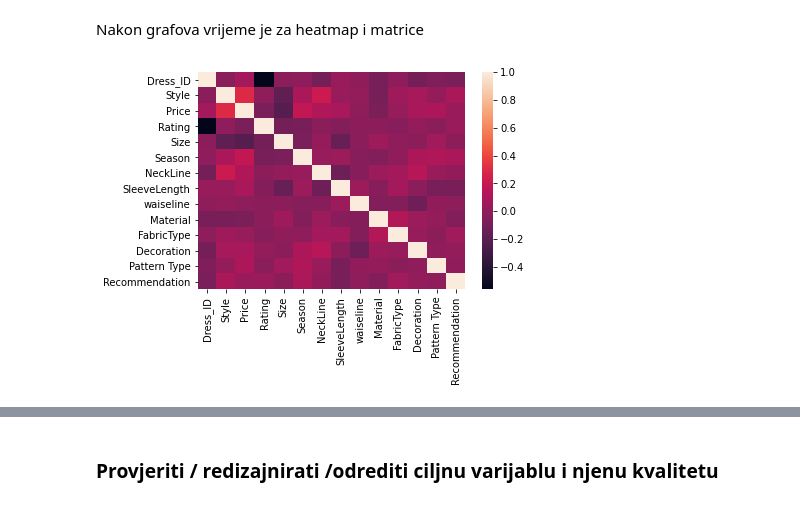
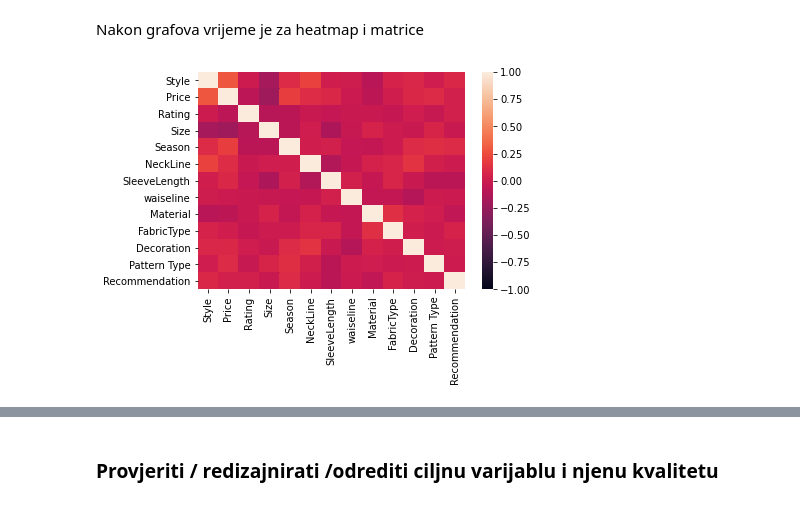
Before and after one commit to kelj0/university, a Jupyter notebook: SPO/SPO_Karlo_Kegljevic.ipynb, the cells around one changed output, grey strips where cells are left out. Saved outputs shown, nothing was run; the diff lists cells and outputs as text; code cells hidden in the pictures.

```diff
--- a/SPO/SPO_Karlo_Kegljevic.ipynb
+++ b/SPO/SPO_Karlo_Kegljevic.ipynb
@@ -185,6 +185,7 @@ Napomena: preskacemo dresses_id, Rating i Recommendation jer su oni vec brojevi
 # %%
 n_dresses = dresses.copy()
-for c in n_dresses.columns[1:]:
+del n_dresses['Dress_ID']
+for c in n_dresses.columns:
     if c in ["Rating", "Recommendation"]: continue
     tmp = n_dresses[c]
     tmp_uniq = tmp.drop_duplicates()
@@ -309,6 +314,6 @@ Nakon grafova vrijeme je za heatmap i matrice
 # %%
 import seaborn as sns
 corr = n_dresses.corr()
-sns.heatmap(corr, xticklabels=corr.columns, yticklabels=corr.columns); #,vmin=-1,vmax=1)
+sns.heatmap(corr, xticklabels=corr.columns, yticklabels=corr.columns, vmin=-1, vmax=1);
 # %% [output]
-[figure, old version]
+[figure, new version]
```
Also changed, not shown: parts of 4 cells of this notebook.
